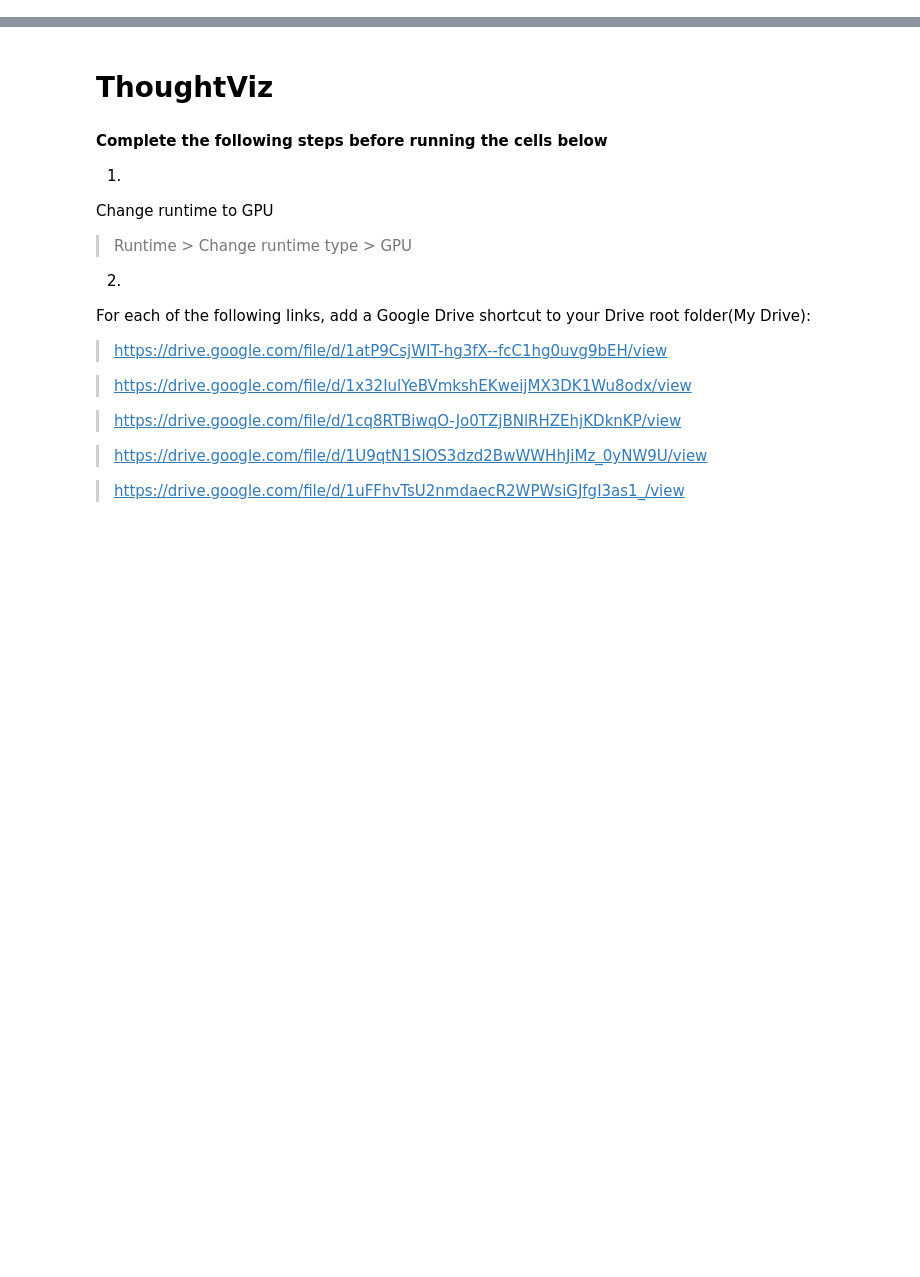
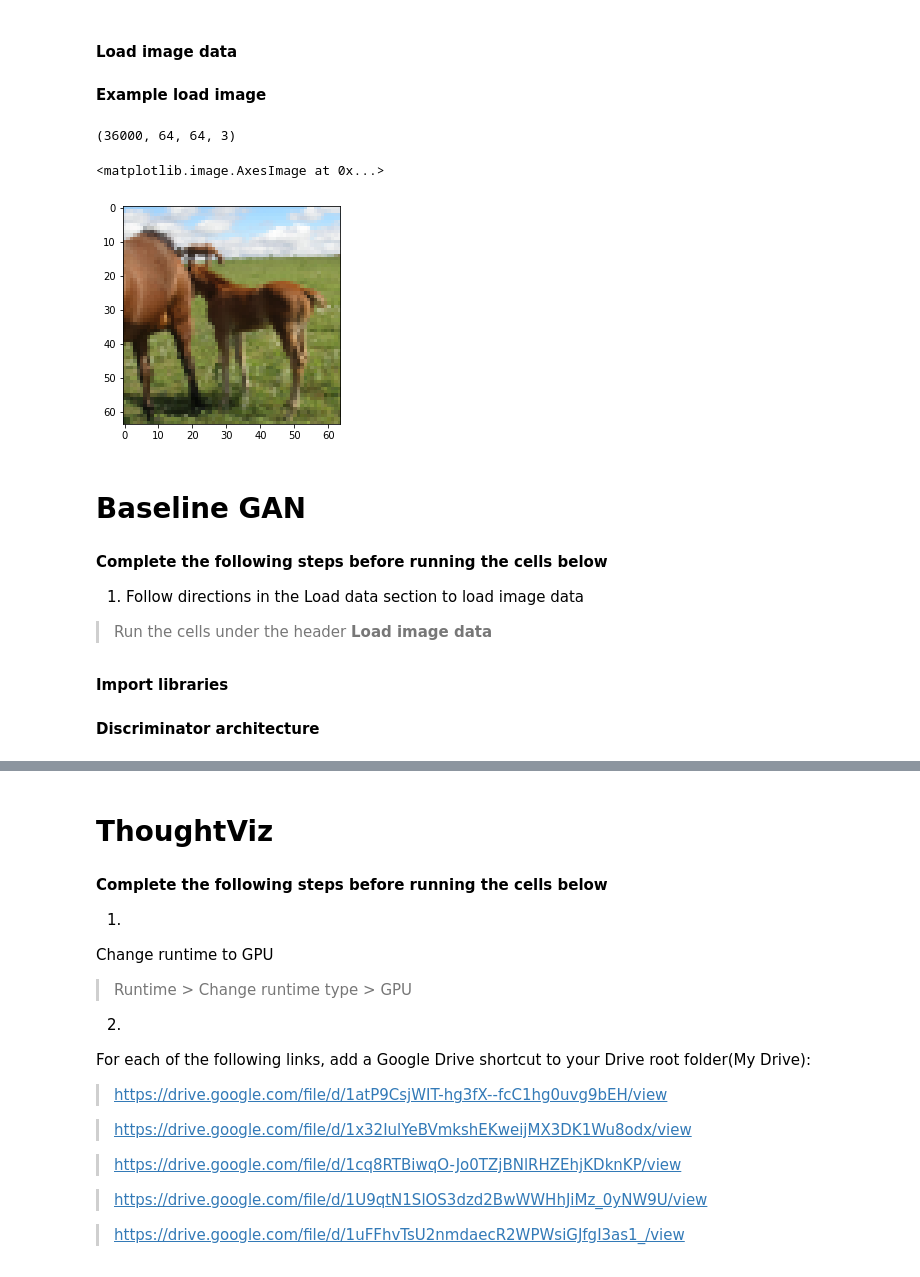
Before and after one commit to acardara/EEG-Decoding-to-Images, a Jupyter notebook: CSE_247_Project.ipynb, the cells around one changed output, grey strips where cells are left out. Cells and saved outputs as stored; diff of their text form; code cells hidden in the pictures; blank space fills up the shorter version.

```diff
--- a/CSE_247_Project.ipynb
+++ b/CSE_247_Project.ipynb
@@ -2,0 +48,2 @@
+# %% [markdown]
+#### Load image data
@@ -2,0 +55,2 @@
+# %% [markdown]
+**Example load image**
@@ -2,0 +61,19 @@
+# %%
+images, labels = image_utils.load_images()
+# %%
+print(images.shape)
+plt.imshow(images[0])
+# %% [output]
+(36000, 64, 64, 3)
+<matplotlib.image.AxesImage at 0x...>
+[figure, added]
+# %% [markdown]
+# Baseline GAN
+# %% [markdown]
+**Complete the following steps before running the cells below**
+
+1. Follow directions in the Load data section to load image data
+
+>Run the cells under the header **Load image data**
+# %% [markdown]
+**Import libraries**
@@ -2,0 +108,2 @@
+# %% [markdown]
+**Discriminator architecture**
```
Also changed, not shown: parts of 40 cells of this notebook.
